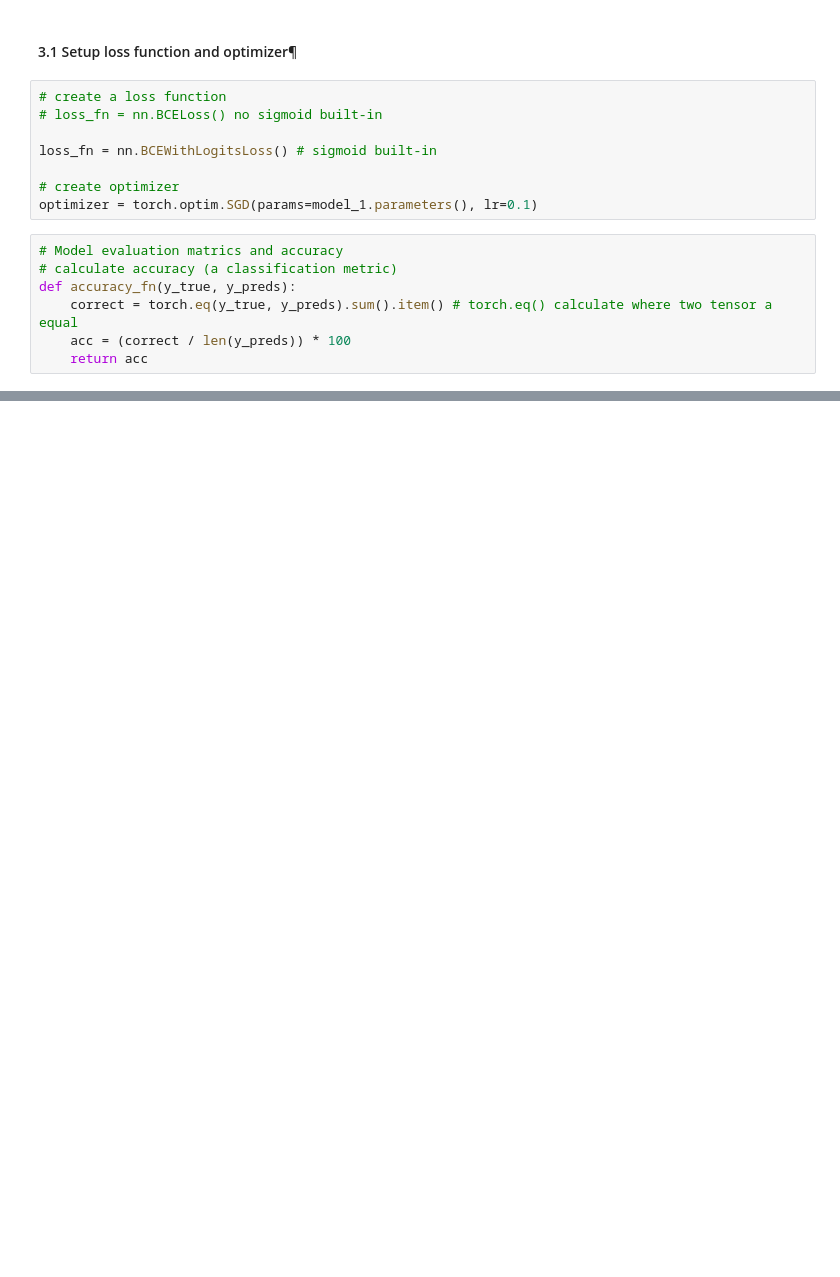
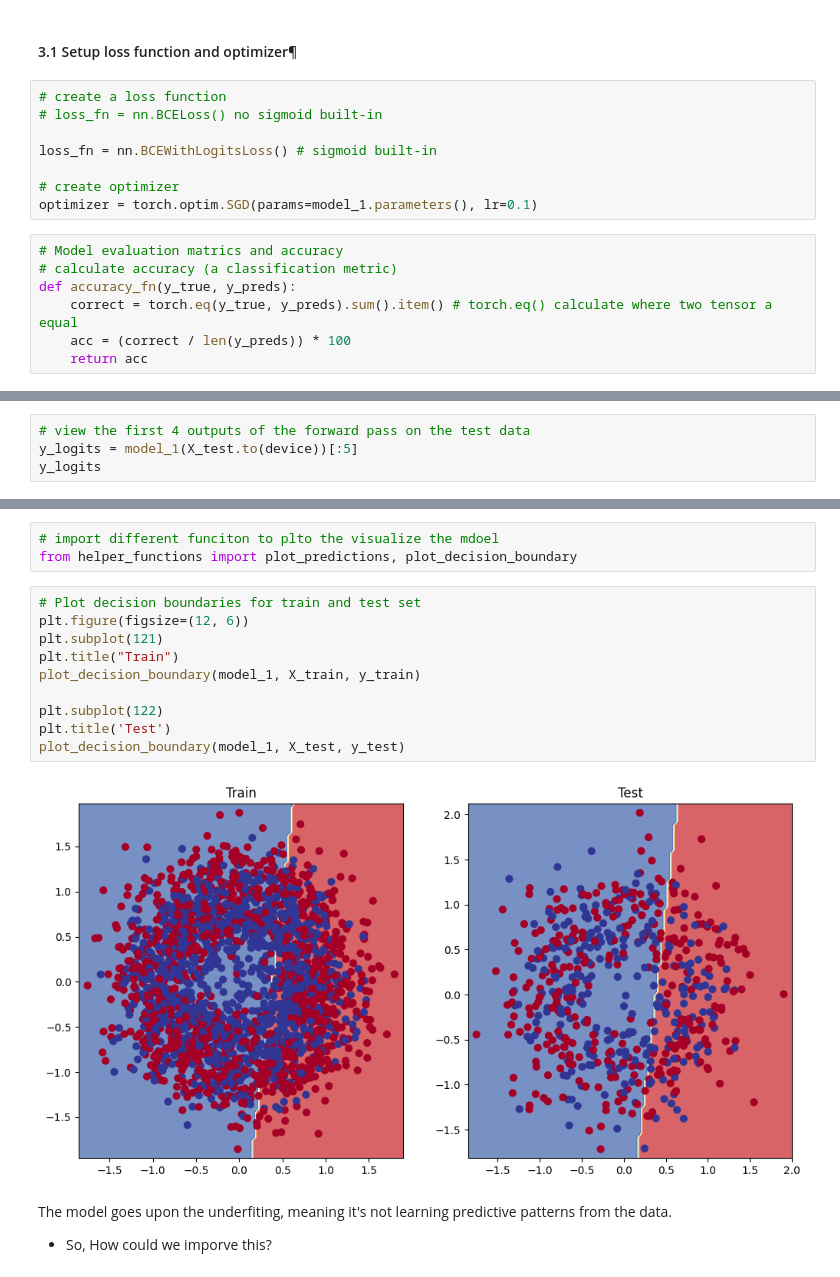
Before and after one commit to mahfuz-raihan/imClassDeep, a Jupyter notebook: imClass.ipynb, the cells around one changed output, grey strips where cells are left out. Drawn from its saved outputs; the diff is of its cells as text; blank space fills up the shorter version.

```diff
--- a/imClass.ipynb
+++ b/imClass.ipynb
@@ -206,0 +208,4 @@ def accuracy_fn(y_true, y_preds):
+# %%
+# view the first 4 outputs of the forward pass on the test data
+y_logits = model_1(X_test.to(device))[:5]
+y_logits
@@ -206,0 +324,18 @@ def accuracy_fn(y_true, y_preds):
+# %%
+# import different funciton to plto the visualize the mdoel
+from helper_functions import plot_predictions, plot_decision_boundary
+# %%
+# Plot decision boundaries for train and test set
+plt.figure(figsize=(12, 6))
+plt.subplot(121)
+plt.title("Train")
+plot_decision_boundary(model_1, X_train, y_train)
+
+plt.subplot(122)
+plt.title('Test')
+plot_decision_boundary(model_1, X_test, y_test)
+# %% [output]
+[figure, added]
+# %% [markdown]
+The model goes upon the underfiting, meaning it's not learning predictive patterns from the data.
+- So, How could we imporve this?
```
Also changed, not shown: parts of 11 cells of this notebook.
